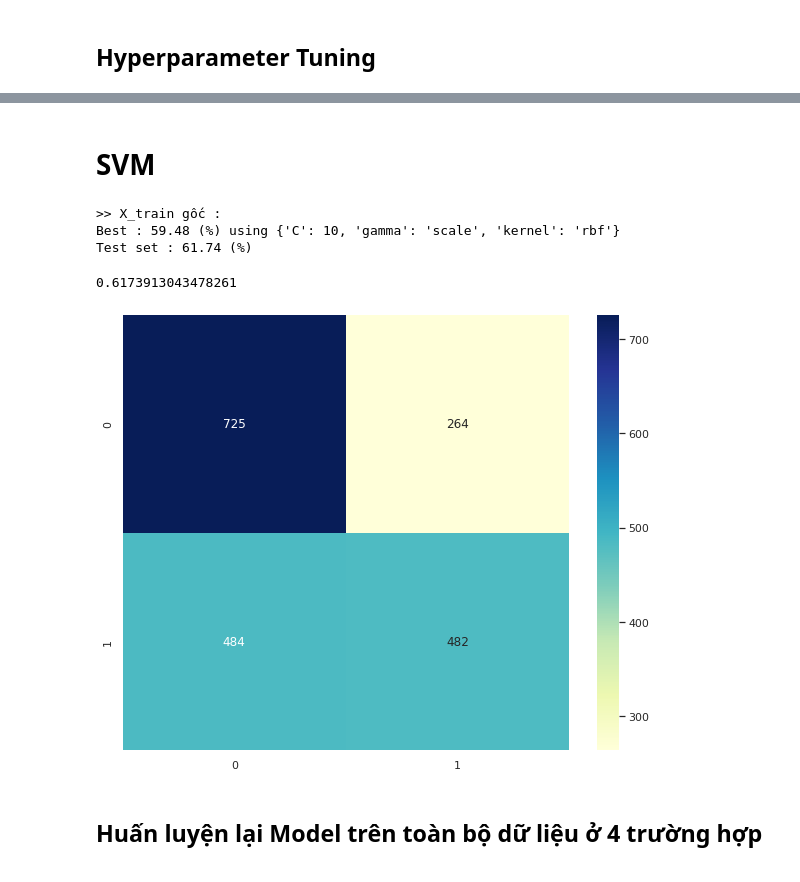
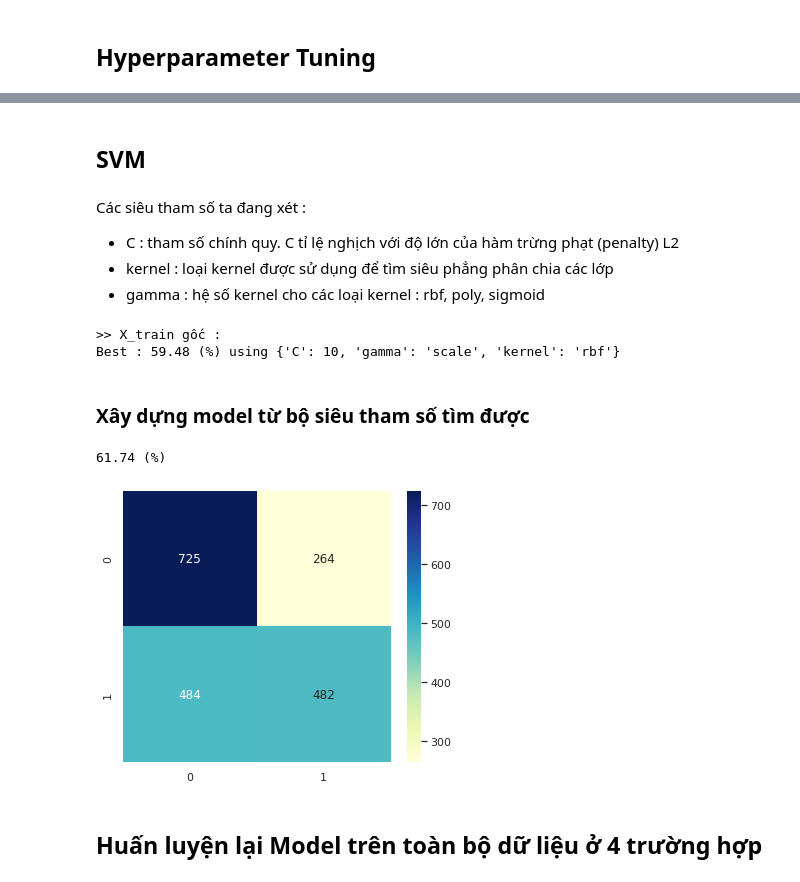
Before and after one commit to phuocleoceo/AmbitionBox-Rating, a Jupyter notebook: test-model/test.ipynb, the cells around one changed output, grey strips where cells are left out. Drawn from its saved outputs; the diff is of its cells as text; code cells hidden in the pictures.

```diff
--- a/test-model/test.ipynb
+++ b/test-model/test.ipynb
@@ -209,7 +157,12 @@ RF_Model(X_train, Y_train, X_test, Y_test, best_params_1)
 # %% [markdown]
-# SVM
+## SVM
+# %% [markdown]
+Các siêu tham số ta đang xét :
+- C :  tham số chính quy. C tỉ lệ nghịch với độ lớn của hàm trừng phạt (penalty) L2
+- kernel : loại kernel được sử dụng để tìm siêu phẳng phân chia các lớp
+- gamma : hệ số kernel cho các loại kernel : rbf, poly, sigmoid
 # %%
-def hyperparameter_tuning_svm(XTrain, YTrain, XTest, YTest):
+def hyperparameter_tuning_svm(XTrain, YTrain):
     svm_model = SVC()
     params = {
         'C': [0.1,1,10],
@@ -220,33 +173,34 @@ def hyperparameter_tuning_svm(XTrain, YTrain, XTest, YTest):
     search.fit(XTrain, YTrain)
     # Kết quả Tuning tốt nhất
     print(f"Best : {acc(search.best_score_)} using {search.best_params_}")
-    print(f"Test set : {acc(search.score(XTest, YTest))}")
     return search.best_params_
 
 
 print(">> X_train gốc : ")
-best_params_1 = hyperparameter_tuning_svm(X_train, Y_train, X_test, Y_test)
+best_params_svm_1 = hyperparameter_tuning_svm(X_train, Y_train)
 # print(">> X_train gốc có xử lý ngoại lệ : ")
 # best_params_2 = hyperparameter_tuning_svm(X_train_outlier, Y_train, X_test_outlier, Y_test)
 # %% [output]
 >> X_train gốc :
 Best : 59.48 (%) using {'C': 10, 'gamma': 'scale', 'kernel': 'rbf'}
-Test set : 61.74 (%)
+# %% [markdown]
+### Xây dựng model từ bộ siêu tham số tìm được
 # %%
 def SVM_Model(XTrain, YTrain, XTest, YTest, best_params):
     svm_model = SVC(C=best_params["C"],
                     gamma=best_params["gamma"],
                     kernel=best_params["kernel"])
     svm_model.fit(XTrain, YTrain)
     Y_pred = svm_model.predict(XTest)
+
+    plt.figure(figsize=(6, 5))
     sns.heatmap(confusion_matrix(YTest, Y_pred), cmap="YlGnBu", annot=True, fmt='g')
-    print(accuracy_score(YTest, Y_pred))
+    print(acc(accuracy_score(YTest, Y_pred)))
 
-
-SVM_Model(X_train, Y_train, X_test, Y_test, best_params_1)
+SVM_Model(X_train, Y_train, X_test, Y_test, best_params_svm_1)
 # %% [output]
-0.6173913043478261
+61.74 (%)
-[figure, old version]
+[figure, new version]
 # %% [markdown]
 ## Huấn luyện lại Model trên toàn bộ dữ liệu ở 4 trường hợp
 # %%
```
Also changed, not shown: parts of 26 cells of this notebook, 2 other files.
